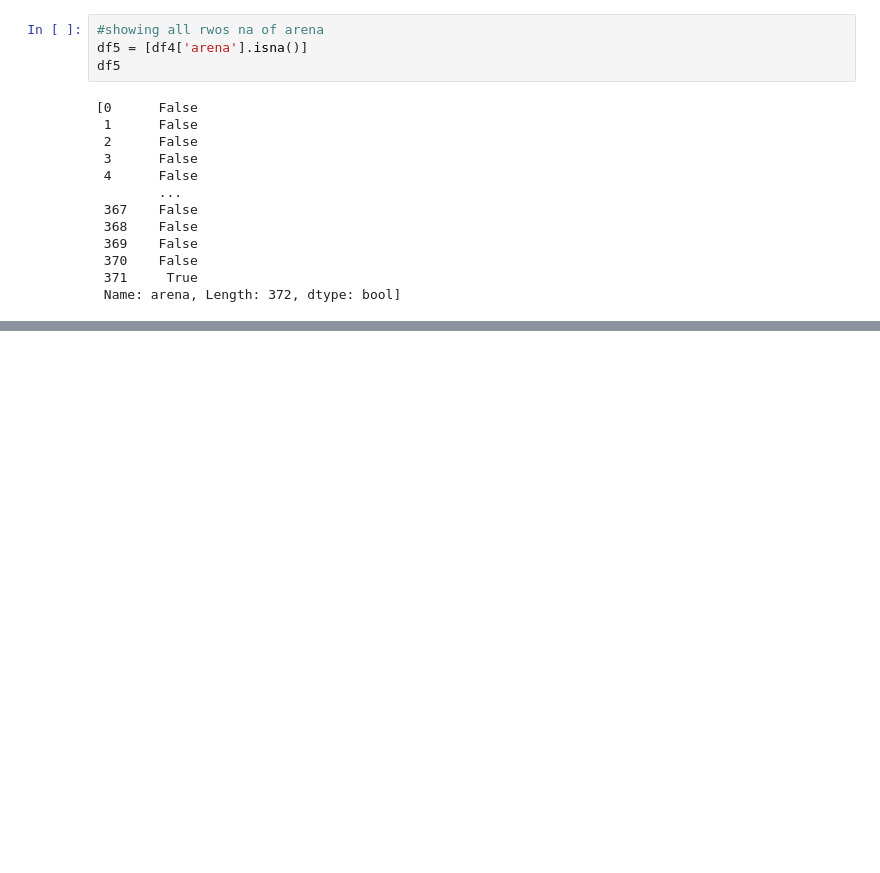
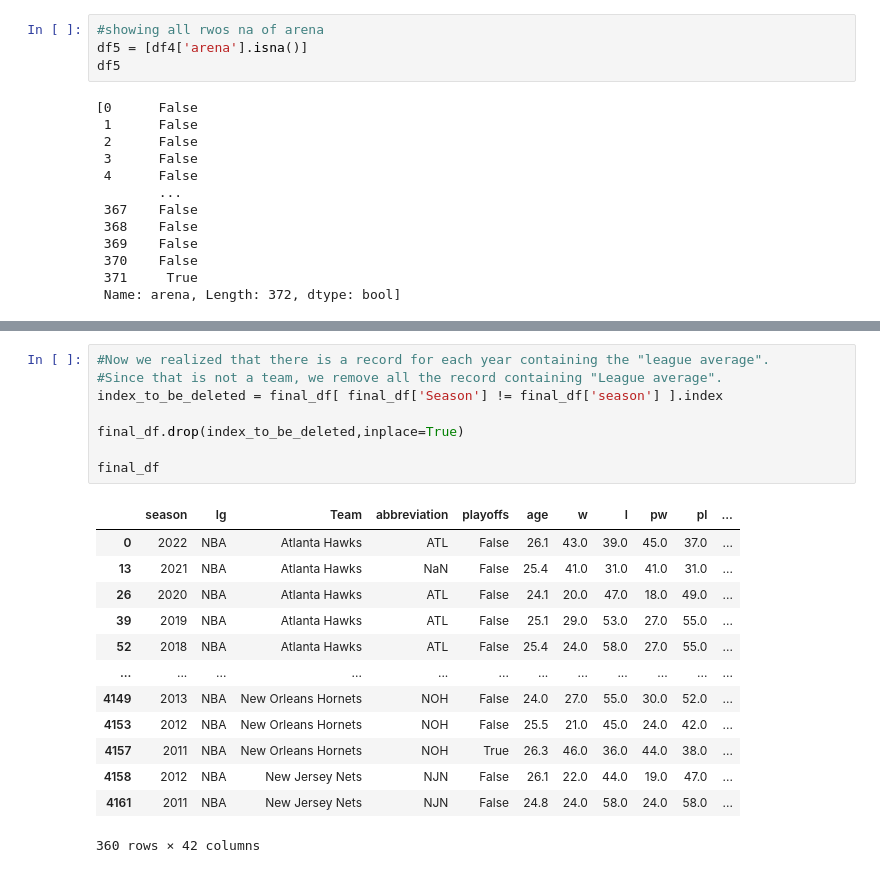
Before and after one commit to friedfab/ProjectDataScience, a Jupyter notebook: scraping.ipynb, the cells around one changed output, grey strips where cells are left out. Drawn from its saved outputs; the diff is of its cells as text; blank space fills up the shorter version.

```diff
--- a/scraping.ipynb
+++ b/scraping.ipynb
@@ -516,0 +567,22 @@ df5
+# %%
+#Now we realized that there is a record for each year containing the "league average".
+#Since that is not a team, we remove all the record containing "League average".
+index_to_be_deleted = final_df[ final_df['Season'] != final_df['season'] ].index
+
+final_df.drop(index_to_be_deleted,inplace=True)
+
+final_df
+# %% [output]
+|  | season | lg | Team | abbreviation | playoffs | age | w | l | pw | pl | ... |
+| 0 | 2022 | NBA | Atlanta Hawks | ATL | False | 26.1 | 43.0 | 39.0 | 45.0 | 37.0 | ... |
+| 13 | 2021 | NBA | Atlanta Hawks | NaN | False | 25.4 | 41.0 | 31.0 | 41.0 | 31.0 | ... |
+| 26 | 2020 | NBA | Atlanta Hawks | ATL | False | 24.1 | 20.0 | 47.0 | 18.0 | 49.0 | ... |
+| 39 | 2019 | NBA | Atlanta Hawks | ATL | False | 25.1 | 29.0 | 53.0 | 27.0 | 55.0 | ... |
+| 52 | 2018 | NBA | Atlanta Hawks | ATL | False | 25.4 | 24.0 | 58.0 | 27.0 | 55.0 | ... |
+| ... | ... | ... | ... | ... | ... | ... | ... | ... | ... | ... | ... |
+| 4149 | 2013 | NBA | New Orleans Hornets | NOH | False | 24.0 | 27.0 | 55.0 | 30.0 | 52.0 | ... |
+| 4153 | 2012 | NBA | New Orleans Hornets | NOH | False | 25.5 | 21.0 | 45.0 | 24.0 | 42.0 | ... |
+| 4157 | 2011 | NBA | New Orleans Hornets | NOH | True | 26.3 | 46.0 | 36.0 | 44.0 | 38.0 | ... |
+| 4158 | 2012 | NBA | New Jersey Nets | NJN | False | 26.1 | 22.0 | 44.0 | 19.0 | 47.0 | ... |
+| 4161 | 2011 | NBA | New Jersey Nets | NJN | False | 24.8 | 24.0 | 58.0 | 24.0 | 58.0 | ... |
+360 rows × 42 columns
```
Also changed, not shown: parts of 8 cells of this notebook.
